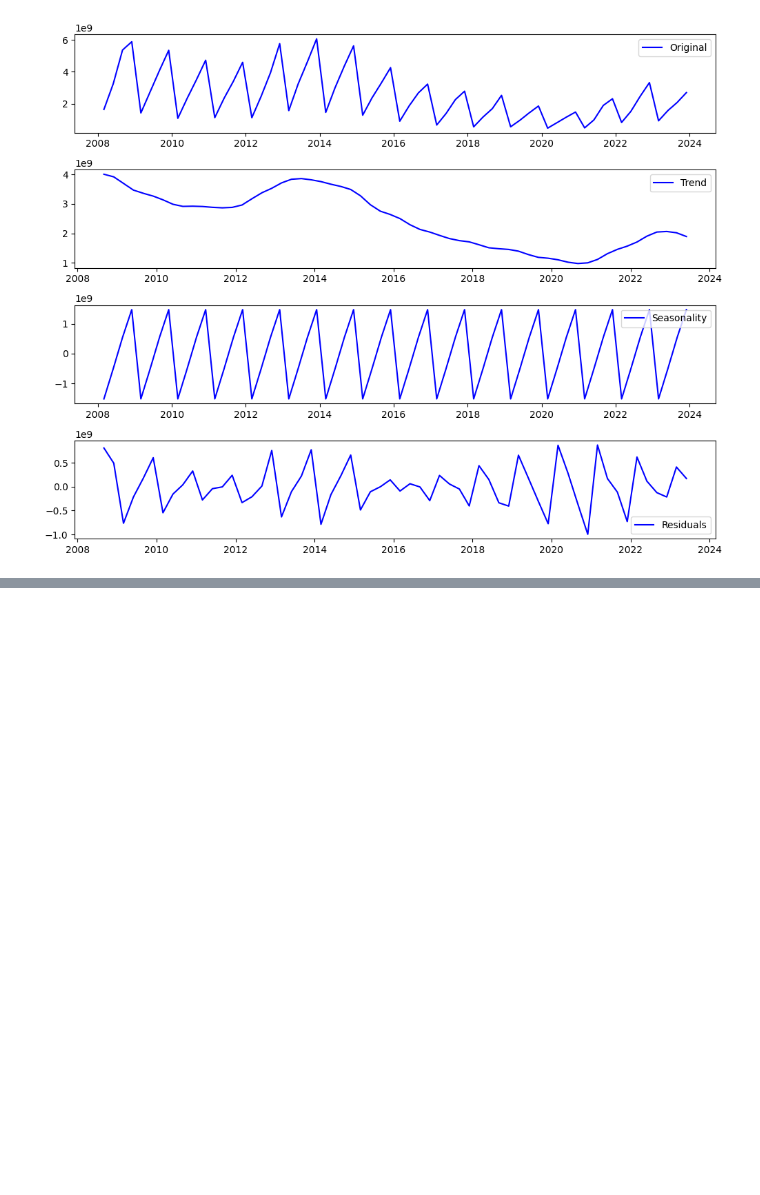
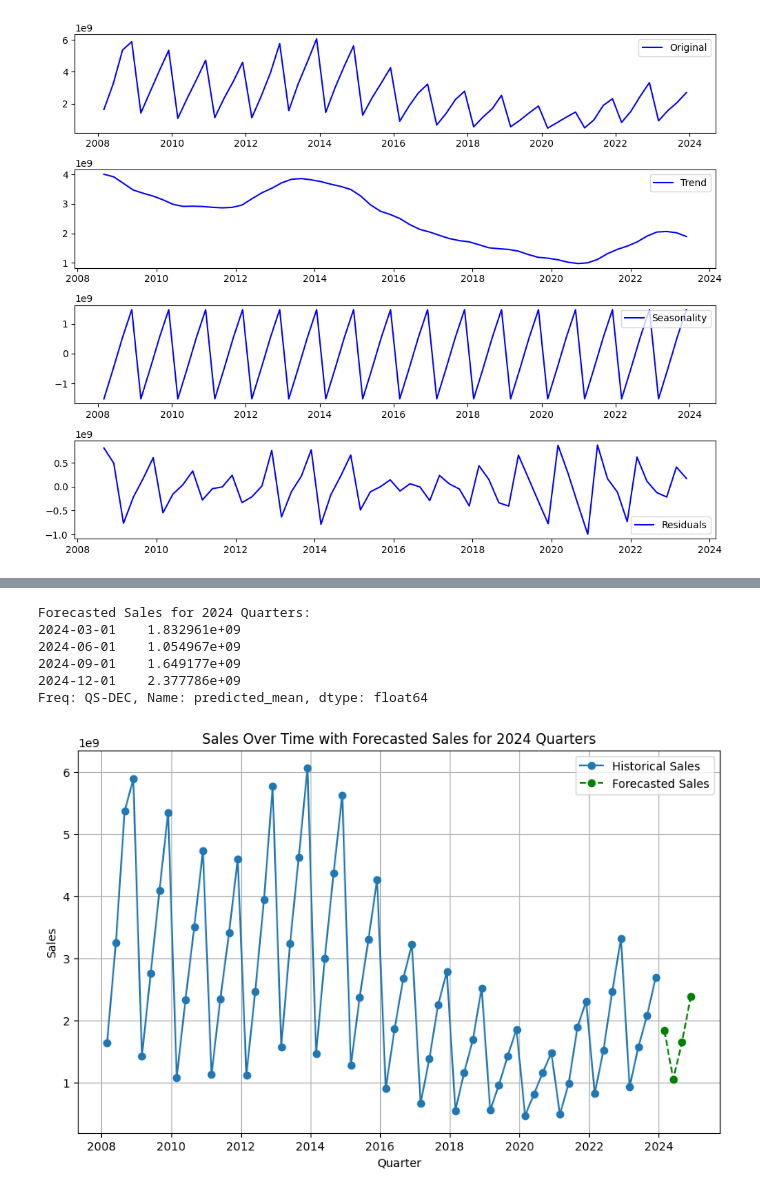
Before and after one commit to erenkbgc/capstone_project, a Jupyter notebook: capstone.ipynb, the cells around one changed output, grey strips where cells are left out. Saved outputs shown, nothing was run; the diff lists cells and outputs as text; code cells hidden in the pictures; blank space fills up the shorter version.

```diff
--- a/capstone.ipynb
+++ b/capstone.ipynb
@@ -153,0 +226,44 @@ plt.show()
+# %%
+from statsmodels.tsa.arima.model import ARIMA
+model = ARIMA(df['Sales'], order=(2,1,2))
+fit_model = model.fit()
+
+# Forecast
+forecast = fit_model.forecast(steps=4)  # Forecasting for 4 quarters in 2024
+
+# Print forecasted values
+print("Forecasted Sales for 2024 Quarters:")
+print(forecast)
+# %% [output]
+Forecasted Sales for 2024 Quarters:
+2024-03-01    1.832961e+09
+2024-06-01    1.054967e+09
+2024-09-01    1.649177e+09
+2024-12-01    2.377786e+09
+Freq: QS-DEC, Name: predicted_mean, dtype: float64
+# %%
+import pandas as pd
+import matplotlib.pyplot as plt
+
+
+# Forecasted Sales for 2024 Quarters
+forecasted_sales_data = {
+    'Quarter': ['2024-03-01', '2024-06-01', '2024-09-01', '2024-12-01'],
+    'Sales': [1.832961e+09, 1.054967e+09, 1.649177e+09, 2.377786e+09]
+}
+
+forecasted_sales_df = pd.DataFrame(forecasted_sales_data)
+forecasted_sales_df['Quarter'] = pd.to_datetime(forecasted_sales_df['Quarter'])
+
+# Plot sales data and forecasted sales
+plt.figure(figsize=(10, 6))
+plt.plot(df['Quarter'], df['Sales'], marker='o', label='Historical Sales')
+plt.plot(forecasted_sales_df['Quarter'], forecasted_sales_df['Sales'], marker='o', linestyle='dashed', color='green', label='Forecasted Sales')
+plt.title('Sales Over Time with Forecasted Sales for 2024 Quarters')
+plt.xlabel('Quarter')
+plt.ylabel('Sales')
+plt.legend()
+plt.grid(True)
+plt.show()
+# %% [output]
+[figure, added]
```
Also changed, not shown: parts of 8 cells of this notebook.
